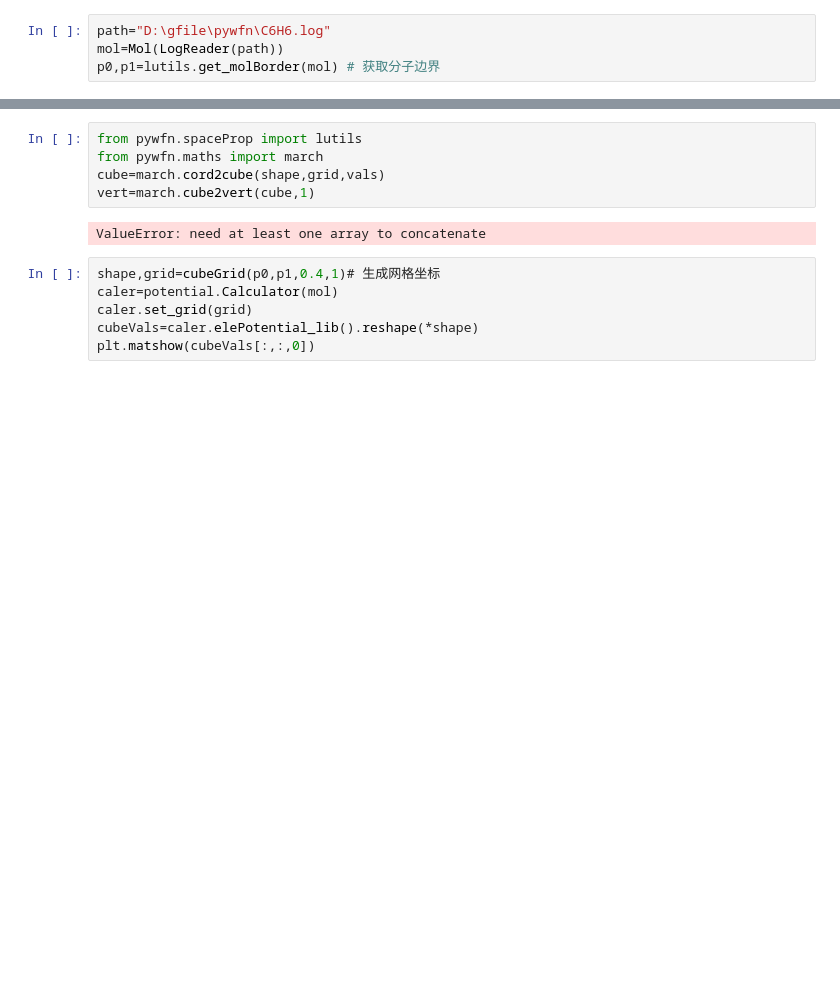
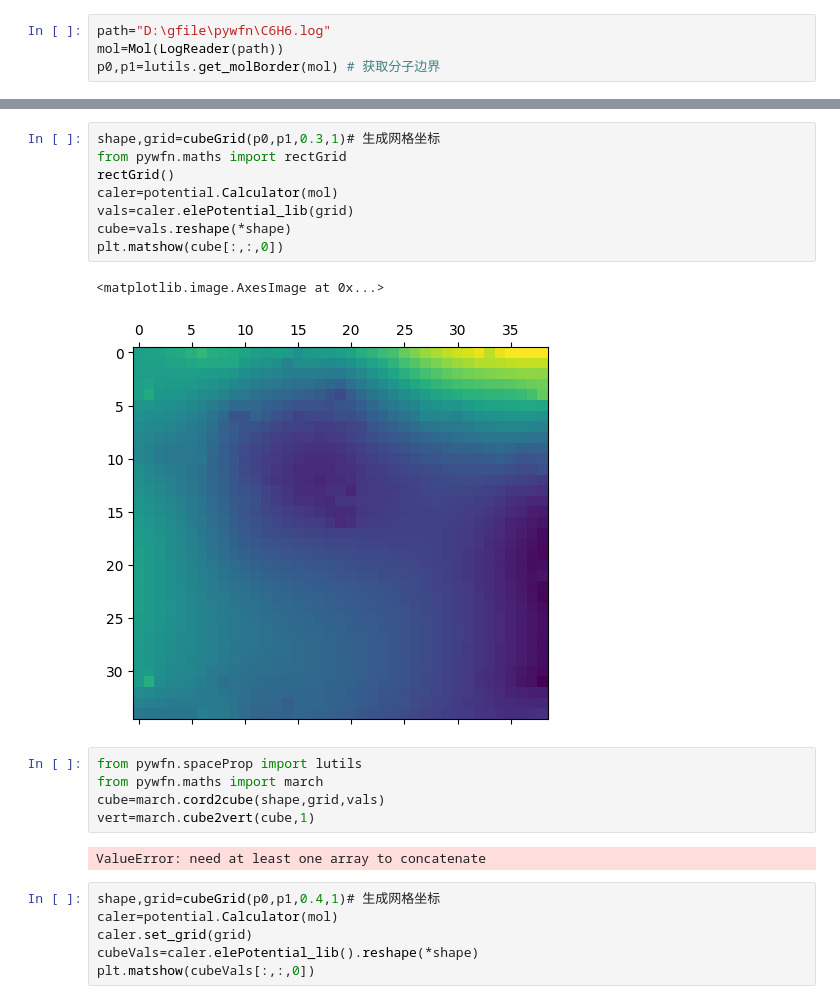
Before and after one commit to qmlCoder/pywfn, a Jupyter notebook: examples/空间性质.ipynb, the cells around one changed output, grey strips where cells are left out. Drawn from its saved outputs; the diff is of its cells as text; blank space fills up the shorter version.

```diff
--- a/examples/空间性质.ipynb
+++ b/examples/空间性质.ipynb
@@ -163,3 +169,14 @@ int32
+# %%
+shape,grid=cubeGrid(p0,p1,0.3,1)# 生成网格坐标
+from pywfn.maths import rectGrid
+rectGrid()
+caler=potential.Calculator(mol)
+vals=caler.elePotential_lib(grid)
+cube=vals.reshape(*shape)
+plt.matshow(cube[:,:,0])
+# %% [output]
+<matplotlib.image.AxesImage at 0x...>
+[figure, added]
 # %%
 from pywfn.spaceProp import lutils
 from pywfn.maths import march
```
Also changed, not shown: parts of 7 cells of this notebook, 25 other files.
